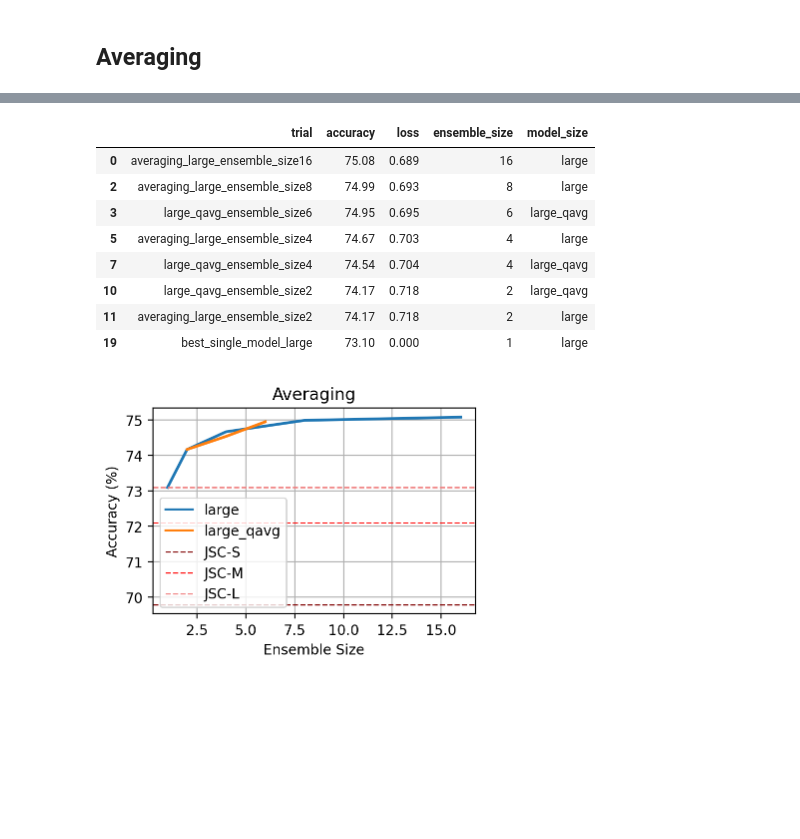
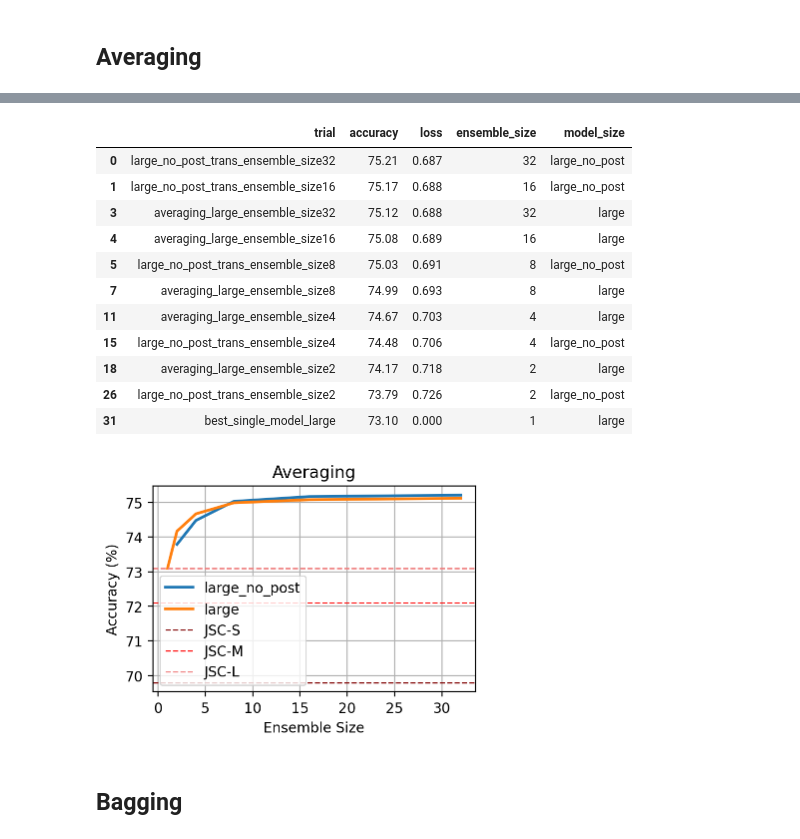
Before and after one commit to oliviaweng/logicnets, a Jupyter notebook: examples/jet_substructure/plots/analysis.ipynb, the cells around one changed output, grey strips where cells are left out. Cells and saved outputs as stored; diff of their text form; code cells hidden in the pictures; blank space fills up the shorter version.

Commit message:
no post transform averaging results for jsc

```diff
--- a/examples/jet_substructure/plots/analysis.ipynb
+++ b/examples/jet_substructure/plots/analysis.ipynb
@@ -1,7 +1,6 @@
 # %%
 import os
 import re
-import yaml
 import numpy as np
 import pandas as pd
 import matplotlib.pyplot as plt
@@ -10,6 +9,31 @@ from IPython.display import display
 
 %matplotlib inline
 %config InlineBackend.figure_format='retina'
+
+BEST_SINGLE_MODEL_SMALL = {
+    "trial": "best_single_model_small",
+    "accuracy": 69.8,
+    "loss": 0.0, # TODO: Update loss
+    "ensemble_size": 1,
+    "model_size": "small",
+}
+BEST_SINGLE_MODEL_MED = {
+    "trial": "best_single_model_medium",
+    "accuracy": 72.1,
+    "loss": 0.0, # TODO: Update loss
+    "ensemble_size": 1,
+    "model_size": "medium",
+}
+BEST_SINGLE_MODEL_LARGE = {
+    "trial": "best_single_model_large",
+    "accuracy": 73.1,
+    "loss": 0.0, # TODO: Update loss
+    "ensemble_size": 1,
+    "model_size": "large",
+}
+BEST_SINGLE_MODEL_SMALL_DF = pd.DataFrame(BEST_SINGLE_MODEL_SMALL, index=[0])
+BEST_SINGLE_MODEL_MED_DF = pd.DataFrame(BEST_SINGLE_MODEL_MED, index=[0])
+BEST_SINGLE_MODEL_LARGE_DF = pd.DataFrame(BEST_SINGLE_MODEL_LARGE, index=[0])
 # %%
 def parse_ensembling_experiment(experiment_dir):
     """
@@ -138,0 +169,7 @@ df
+# %%
+experiment_dir = "../averaging"
+df = parse_ensembling_experiment(experiment_dir)
+df = add_single_model_data(df)
+df = df.sort_values("accuracy", ignore_index=True, ascending=False)
+averaging_df = df
+df
@@ -215,13 +274,18 @@ plot_two_ensembles(df, "medium", "medium_qavg")
 # %%
-plot_two_ensembles(df, "large", "large_qavg")
+plot_two_ensembles(df, "large", "large_no_post")
 # %% [output]
 |  | trial | accuracy | loss | ensemble_size | model_size |
-| 0 | averaging_large_ensemble_size16 | 75.08 | 0.689 | 16 | large |
-| 2 | averaging_large_ensemble_size8 | 74.99 | 0.693 | 8 | large |
-| 3 | large_qavg_ensemble_size6 | 74.95 | 0.695 | 6 | large_qavg |
-| 5 | averaging_large_ensemble_size4 | 74.67 | 0.703 | 4 | large |
-| 7 | large_qavg_ensemble_size4 | 74.54 | 0.704 | 4 | large_qavg |
-| 10 | large_qavg_ensemble_size2 | 74.17 | 0.718 | 2 | large_qavg |
-| 11 | averaging_large_ensemble_size2 | 74.17 | 0.718 | 2 | large |
-| 19 | best_single_model_large | 73.10 | 0.000 | 1 | large |
+| 0 | large_no_post_trans_ensemble_size32 | 75.21 | 0.687 | 32 | large_no_post |
+| 1 | large_no_post_trans_ensemble_size16 | 75.17 | 0.688 | 16 | large_no_post |
+| 3 | averaging_large_ensemble_size32 | 75.12 | 0.688 | 32 | large |
+| 4 | averaging_large_ensemble_size16 | 75.08 | 0.689 | 16 | large |
+| 5 | large_no_post_trans_ensemble_size8 | 75.03 | 0.691 | 8 | large_no_post |
+| 7 | averaging_large_ensemble_size8 | 74.99 | 0.693 | 8 | large |
+| 11 | averaging_large_ensemble_size4 | 74.67 | 0.703 | 4 | large |
+| 15 | large_no_post_trans_ensemble_size4 | 74.48 | 0.706 | 4 | large_no_post |
+| 18 | averaging_large_ensemble_size2 | 74.17 | 0.718 | 2 | large |
+| 26 | large_no_post_trans_ensemble_size2 | 73.79 | 0.726 | 2 | large_no_post |
+| 31 | best_single_model_large | 73.10 | 0.000 | 1 | large |
-[figure, old version]
+[figure, new version]
+# %% [markdown]
+## Bagging
```
Also changed, not shown: parts of 14 cells of this notebook, 52 other files.
